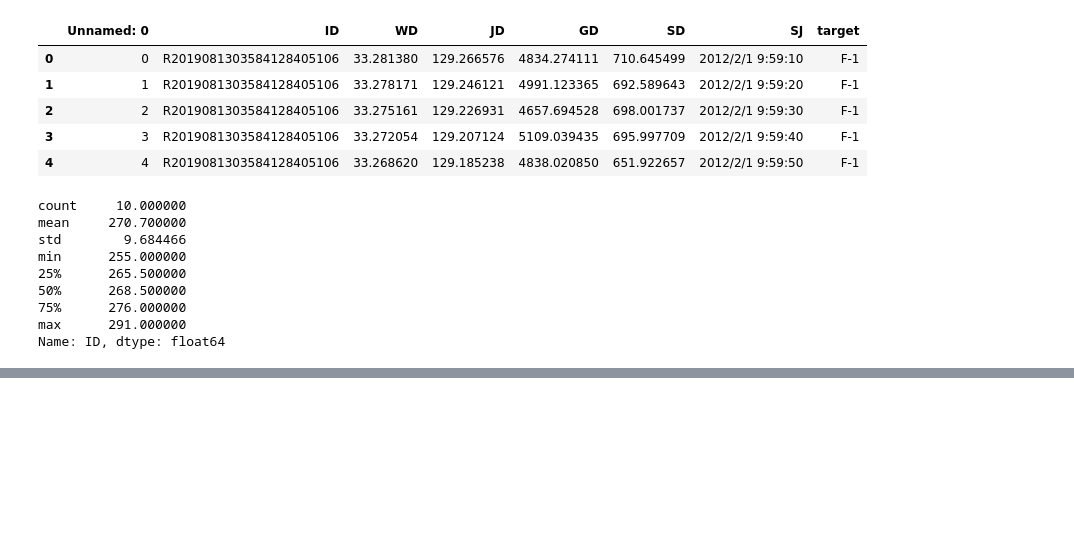
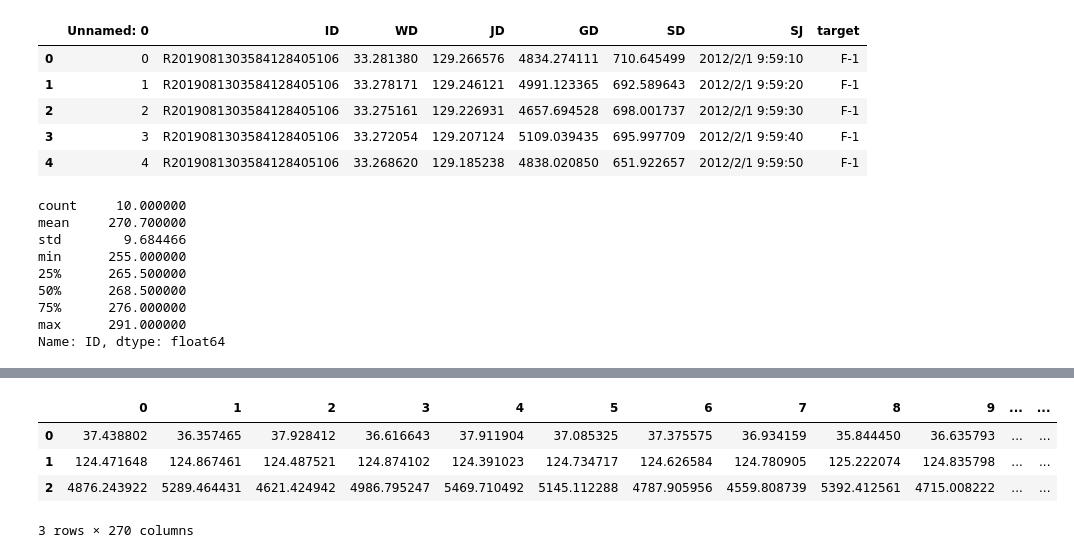
Before and after one commit to Suchun-sv/CETC10, a Jupyter notebook: First/dataProcess.ipynb, the cells around one changed output, grey strips where cells are left out. Cells and saved outputs as stored; diff of their text form; code cells hidden in the pictures; blank space fills up the shorter version.

```diff
--- a/First/dataProcess.ipynb
+++ b/First/dataProcess.ipynb
@@ -88,0 +93,11 @@ MemoryError:
+# %%
+new = np.array(kmeans.cluster_centers_)
+new = new.T
+newDf = pd.DataFrame(new)
+newDf
+# %% [output]
+|  | 0 | 1 | 2 | 3 | 4 | 5 | 6 | 7 | 8 | 9 | ... | ... |
+| 0 | 37.438802 | 36.357465 | 37.928412 | 36.616643 | 37.911904 | 37.085325 | 37.375575 | 36.934159 | 35.844450 | 36.635793 | ... | ... |
+| 1 | 124.471648 | 124.867461 | 124.487521 | 124.874102 | 124.391023 | 124.734717 | 124.626584 | 124.780905 | 125.222074 | 124.835798 | ... | ... |
+| 2 | 4876.243922 | 5289.464431 | 4621.424942 | 4986.795247 | 5469.710492 | 5145.112288 | 4787.905956 | 4559.808739 | 5392.412561 | 4715.008222 | ... | ... |
+3 rows × 270 columns
```
Also changed, not shown: parts of 22 cells of this notebook, 1 other file.
